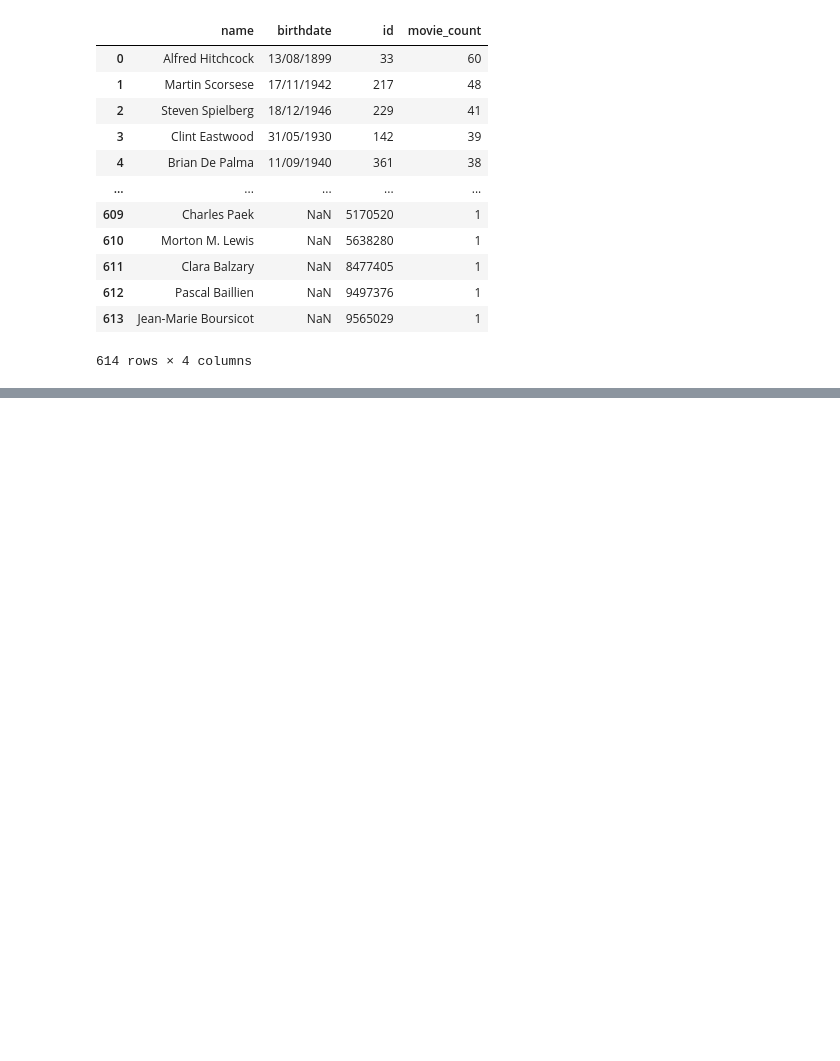
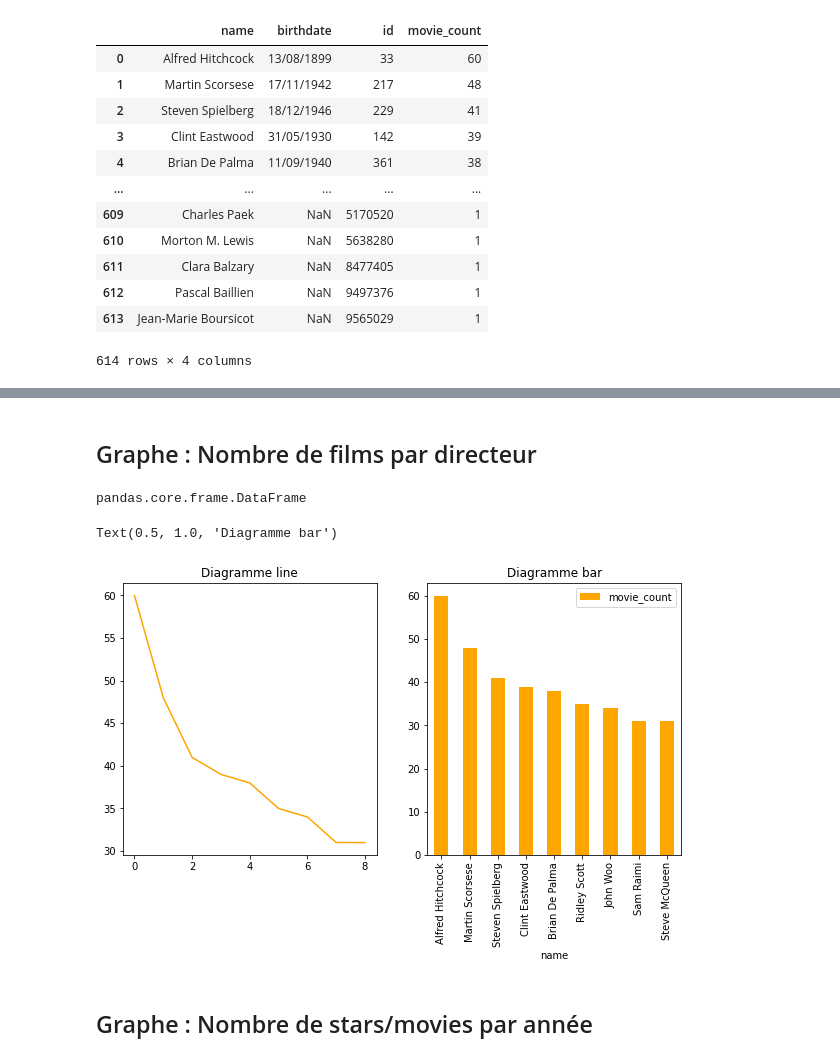
Before and after one commit to iribarnesy/movies-rest-api, a Jupyter notebook: Stats.ipynb, the cells around one changed output, grey strips where cells are left out. Drawn from its saved outputs; the diff is of its cells as text; code cells hidden in the pictures; blank space fills up the shorter version.

```diff
--- a/Stats.ipynb
+++ b/Stats.ipynb
@@ -94,0 +168,24 @@ Response OK
+# %% [markdown]
+## Graphe : Nombre de films par directeur
+# %%
+dfStatsCountMoviesByDirector = dfStatsMoviesByDirector.loc[dfStatsMoviesByDirector.movie_count > 30][['name', 'movie_count']] \
+.set_index('name')
+# %%
+type(dfStatsCountMoviesByDirector)
+# %% [output]
+pandas.core.frame.DataFrame
+# %%
+movie_count_ndarray = dfStatsCountMoviesByDirector.movie_count.values
+# %%
+fig, (ax1, ax2) = plt.subplots(1, 2, figsize=(10,5))
+
+ax1.plot(movie_count_ndarray, color='orange')
+dfStatsCountMoviesByDirector.plot(kind='bar', ax=ax2, color='orange')
+
+ax1.set_title("Diagramme line")
+ax2.set_title("Diagramme bar")
+# %% [output]
+Text(0.5, 1.0, 'Diagramme bar')
+[figure, added]
+# %% [markdown]
+## Graphe : Nombre de stars/movies par année
```
Also changed, not shown: parts of 21 cells of this notebook.
